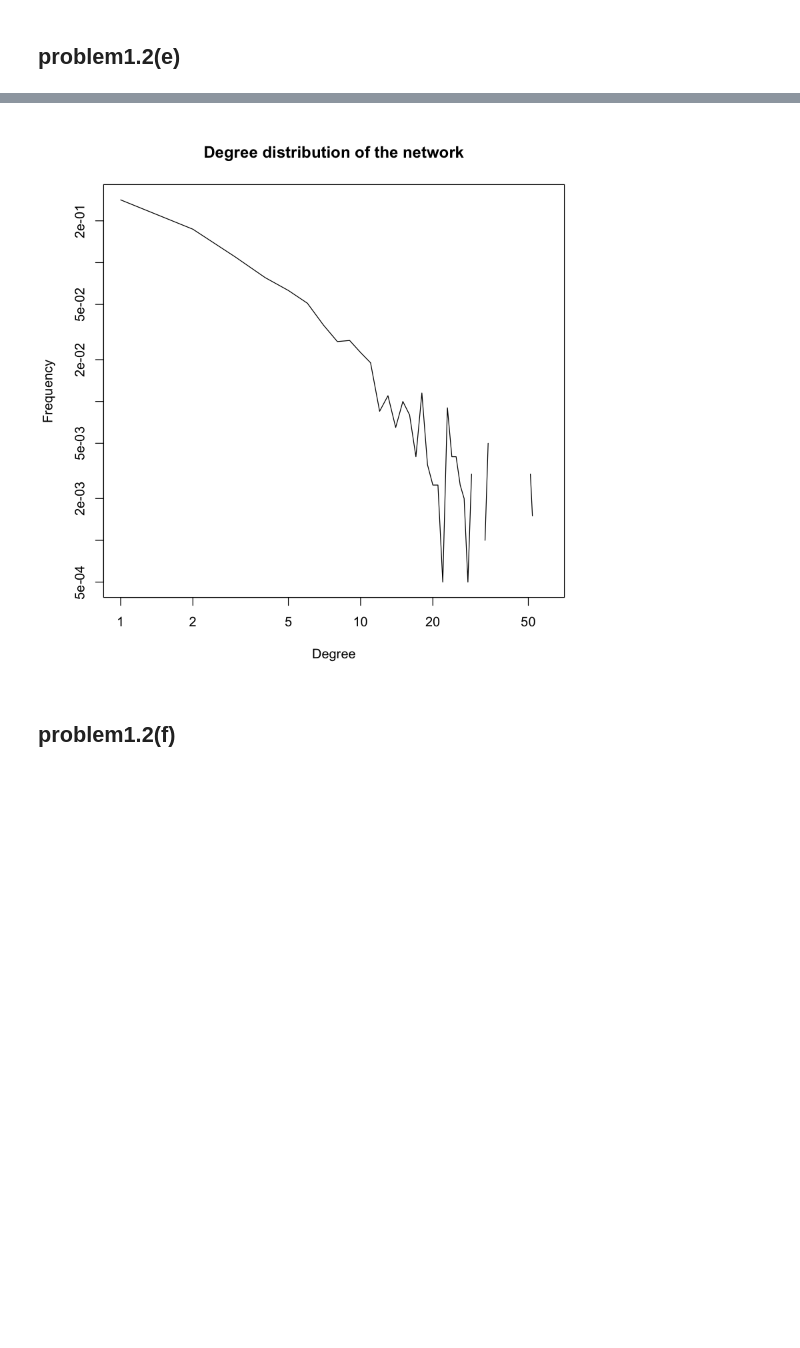
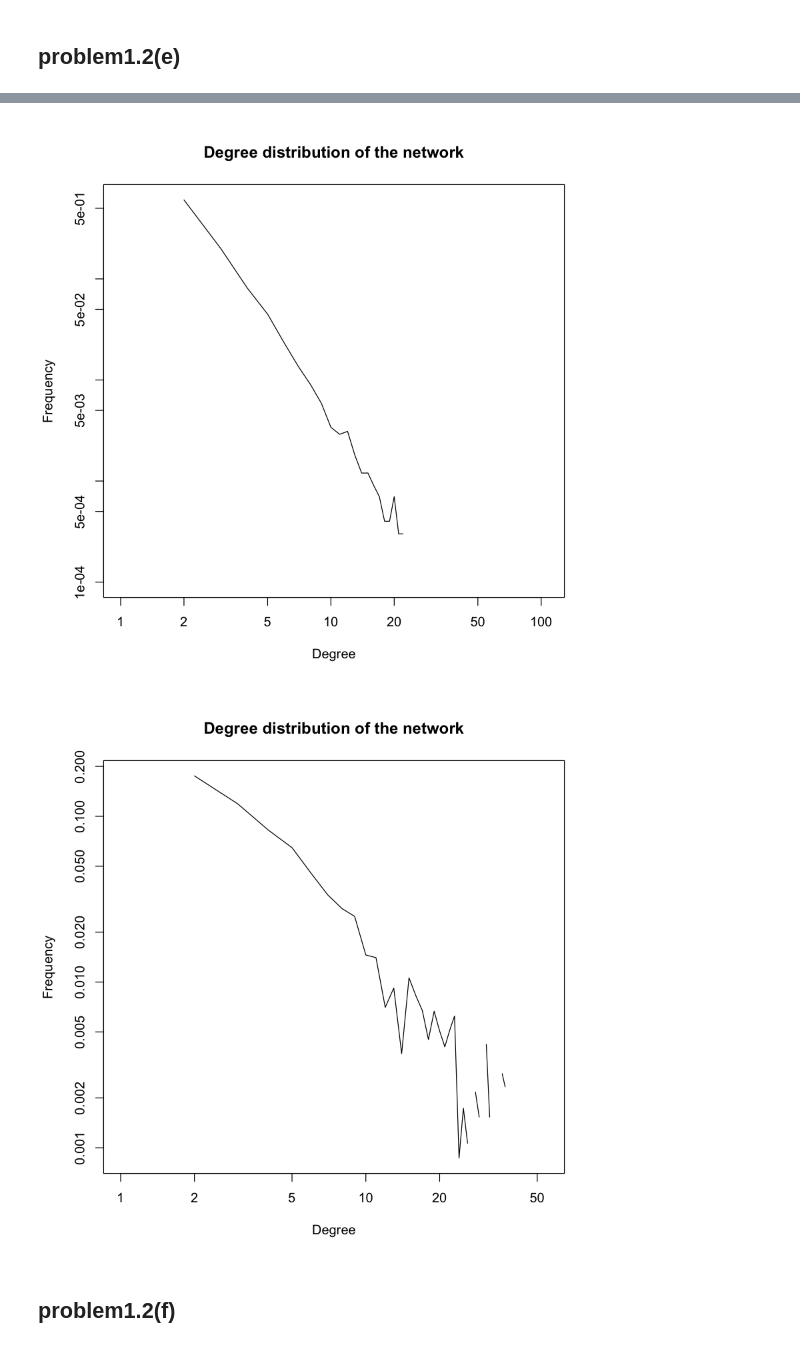
Before and after one commit to Jinxiatucla/232E, a Jupyter notebook: Project1/problem1.ipynb, the cells around one changed output, grey strips where cells are left out. Saved outputs shown, nothing was run; the diff lists cells and outputs as text; code cells hidden in the pictures; blank space fills up the shorter version.

```diff
--- a/Project1/problem1.ipynb
+++ b/Project1/problem1.ipynb
@@ -230,12 +230,16 @@ Warning message in xy.coords(x, y, xlabel, ylabel, log):
 problem1.2(e)
 ---
 # %%
+g <- barabasi.game(10000, m=1, directed=F)
+plot(degree.distribution(g),main="Degree distribution of the network",xlab="Degree",ylab="Frequency",log="xy",type="l")
+
+g <- barabasi.game(10000, m=1, directed=F)
 degrees <- degree(g)
 
 set.seed(3)
-points <- sample(vcount(g), 2000)
-num_d <- rep(0,size(degree.distribution(g))[2])
-dis_d <- rep(0,size(degree.distribution(g))[2])
+points <- sample(vcount(g), 30000, replace = TRUE)
+num_d <- rep(0,max(degree(g))+1)
+dis_d <- rep(0,max(degree(g))+1)
 for (point in points){
     neighbs <- neighbors(g,point)
     neighb <- sample(neighbs,1)
@@ -243,8 +247,10 @@ for (point in points){
     num_d[degree] <- num_d[degree]+1
 }
 
-length <- 1:size(degree.distribution(g))[2]
-for (i in length){
+length <- 1:(max(degree(g))+1)
+
+dis_d[1] = 0
+for (i in 2:(max(degree(g))+1)){
     dis_d[i] <- num_d[i]/sum(num_d)
 }
 plot(length,dis_d,main="Degree distribution of the network",xlab="Degree",ylab="Frequency",log="xy",type="l")
@@ -257,4 +261,5 @@ Warning message in xy.coords(x, y, xlabel, ylabel, log):
-[figure, old version]
+[figure, new version]
+[figure, added]
 # %% [markdown]
 problem1.2(f)
 ---
```
Also changed, not shown: parts of 3 cells of this notebook.
